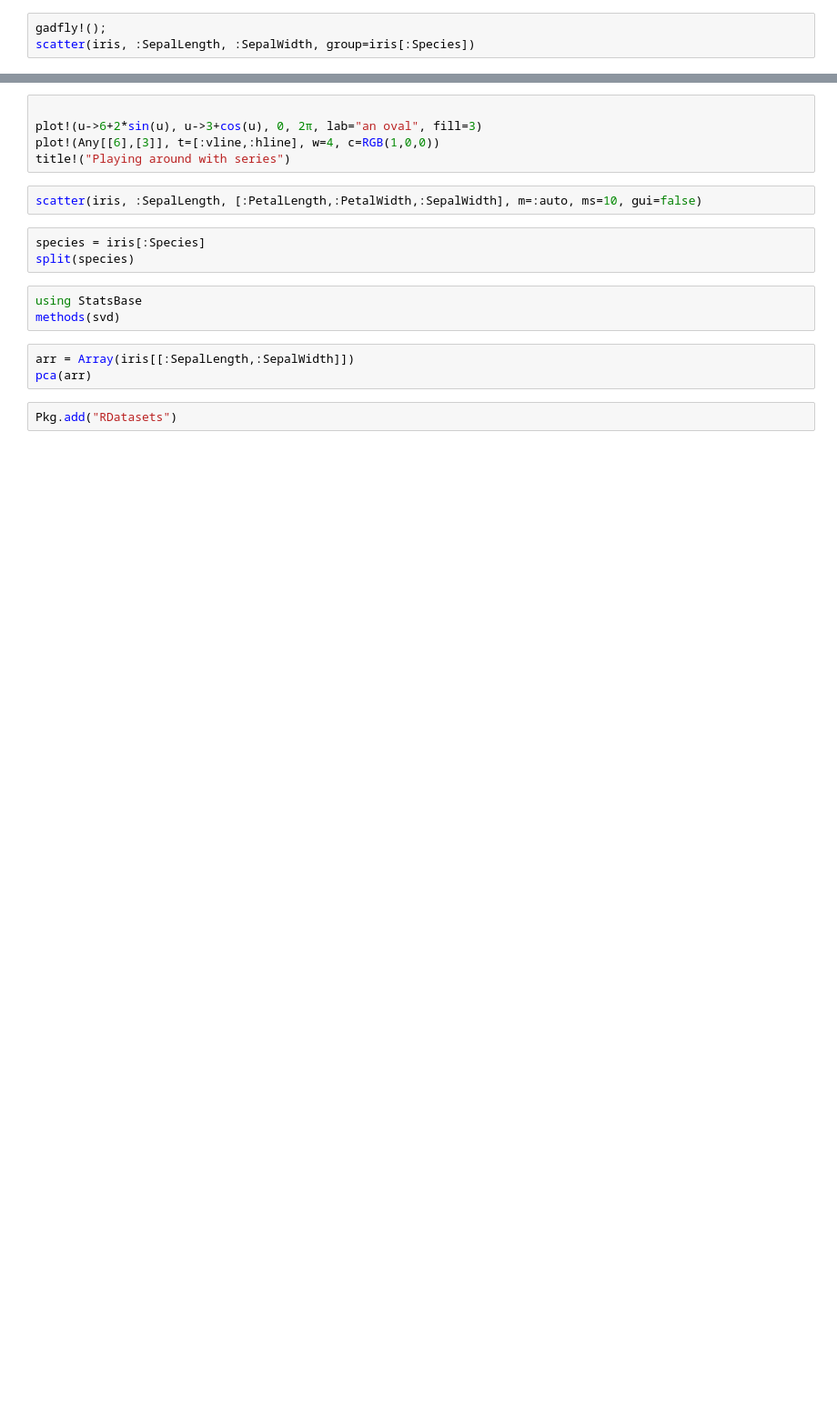
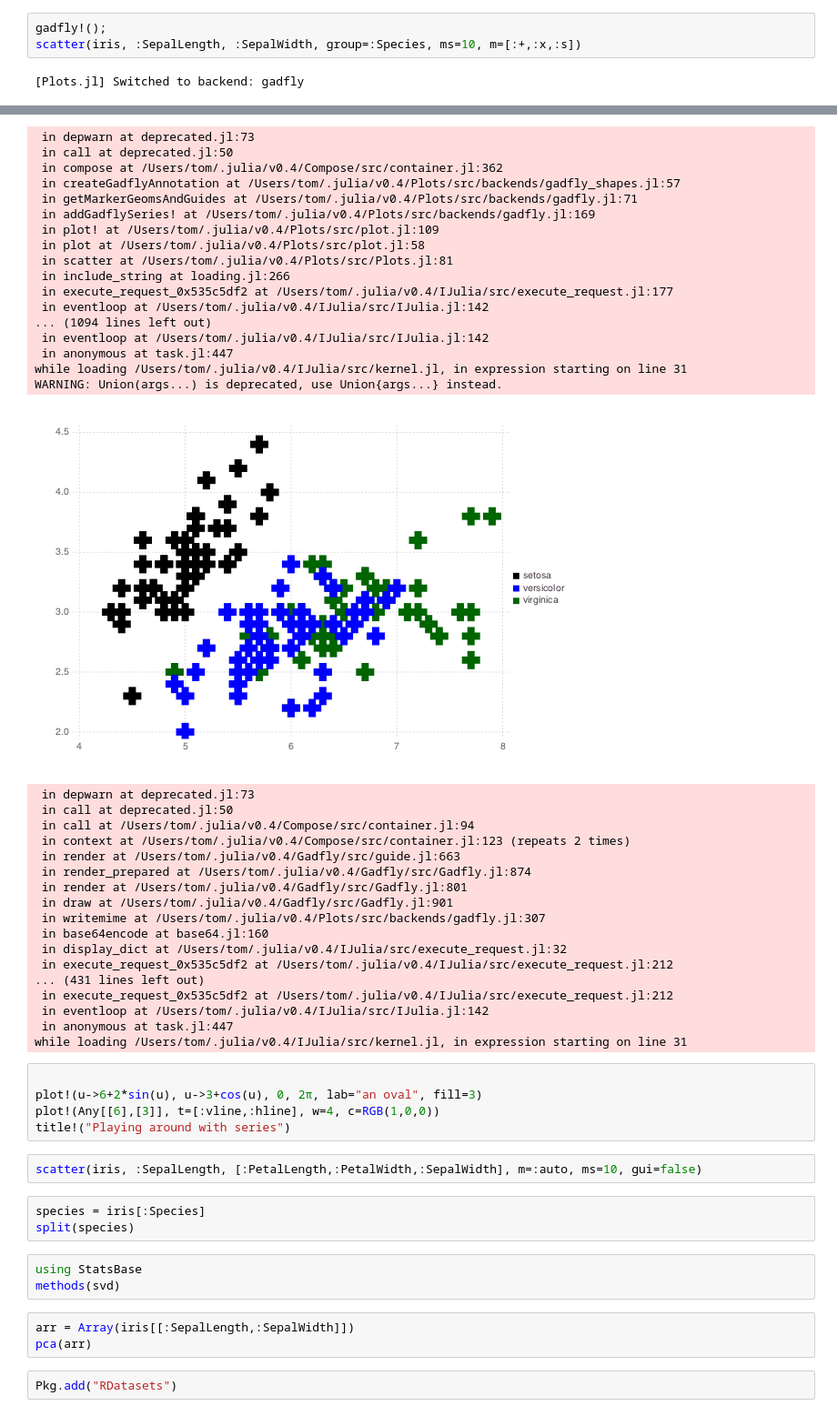
Before and after one commit to JuliaPlots/Plots.jl, a Jupyter notebook: examples/iris.ipynb, the cells around one changed output, grey strips where cells are left out. Shown: that part at 91% size. Drawn from its saved outputs; the diff is of its cells as text; blank space fills up the shorter version.

Commit message:
working on groups and iris notebook

```diff
--- a/examples/iris.ipynb
+++ b/examples/iris.ipynb
@@ -26,3 +5,5 @@ INFO: Recompiling stale cache file /Users/tom/.julia/lib/v0.4/Plots.ji for modul
 # %%
 gadfly!();
-scatter(iris, :SepalLength, :SepalWidth, group=iris[:Species])
+scatter(iris, :SepalLength, :SepalWidth, group=:Species, ms=10, m=[:+,:x,:s])
+# %% [output]
+[Plots.jl] Switched to backend: gadfly
@@ -29,3 +11,38 @@ scatter(iris, :SepalLength, :SepalWidth, group=iris[:Species])
+ in depwarn at deprecated.jl:73
+ in call at deprecated.jl:50
+ in compose at /Users/tom/.julia/v0.4/Compose/src/container.jl:362
+ in createGadflyAnnotation at /Users/tom/.julia/v0.4/Plots/src/backends/gadfly_shapes.jl:57
+ in getMarkerGeomsAndGuides at /Users/tom/.julia/v0.4/Plots/src/backends/gadfly.jl:71
+ in addGadflySeries! at /Users/tom/.julia/v0.4/Plots/src/backends/gadfly.jl:169
+ in plot! at /Users/tom/.julia/v0.4/Plots/src/plot.jl:109
+ in plot at /Users/tom/.julia/v0.4/Plots/src/plot.jl:58
+ in scatter at /Users/tom/.julia/v0.4/Plots/src/Plots.jl:81
+ in include_string at loading.jl:266
+ in execute_request_0x535c5df2 at /Users/tom/.julia/v0.4/IJulia/src/execute_request.jl:177
+ in eventloop at /Users/tom/.julia/v0.4/IJulia/src/IJulia.jl:142
+... (1094 lines left out)
+ in eventloop at /Users/tom/.julia/v0.4/IJulia/src/IJulia.jl:142
+ in anonymous at task.jl:447
+while loading /Users/tom/.julia/v0.4/IJulia/src/kernel.jl, in expression starting on line 31
+WARNING: Union(args...) is deprecated, use Union{args...} instead.
+[figure, added]
+ in depwarn at deprecated.jl:73
+ in call at deprecated.jl:50
+ in call at /Users/tom/.julia/v0.4/Compose/src/container.jl:94
+ in context at /Users/tom/.julia/v0.4/Compose/src/container.jl:123 (repeats 2 times)
+ in render at /Users/tom/.julia/v0.4/Gadfly/src/guide.jl:663
+ in render_prepared at /Users/tom/.julia/v0.4/Gadfly/src/Gadfly.jl:874
+ in render at /Users/tom/.julia/v0.4/Gadfly/src/Gadfly.jl:801
+ in draw at /Users/tom/.julia/v0.4/Gadfly/src/Gadfly.jl:901
+ in writemime at /Users/tom/.julia/v0.4/Plots/src/backends/gadfly.jl:307
+ in base64encode at base64.jl:160
+ in display_dict at /Users/tom/.julia/v0.4/IJulia/src/execute_request.jl:32
+ in execute_request_0x535c5df2 at /Users/tom/.julia/v0.4/IJulia/src/execute_request.jl:212
+... (431 lines left out)
+ in execute_request_0x535c5df2 at /Users/tom/.julia/v0.4/IJulia/src/execute_request.jl:212
+ in eventloop at /Users/tom/.julia/v0.4/IJulia/src/IJulia.jl:142
+ in anonymous at task.jl:447
+while loading /Users/tom/.julia/v0.4/IJulia/src/kernel.jl, in expression starting on line 31
 # %%
 
 plot!(u->6+2*sin(u), u->3+cos(u), 0, 2π, lab="an oval", fill=3)
```
Also changed, not shown: parts of 2 cells of this notebook, 2 other files.
